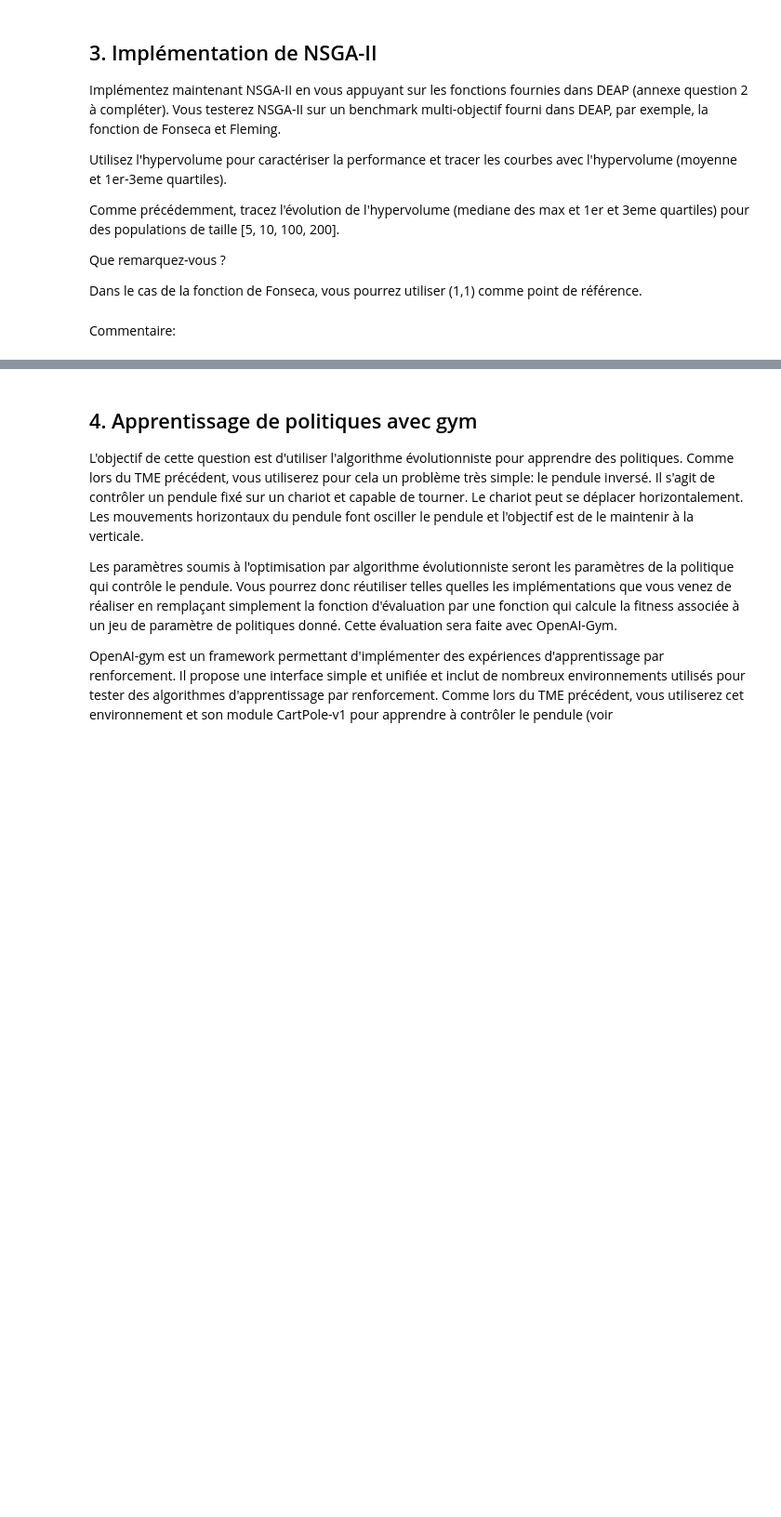
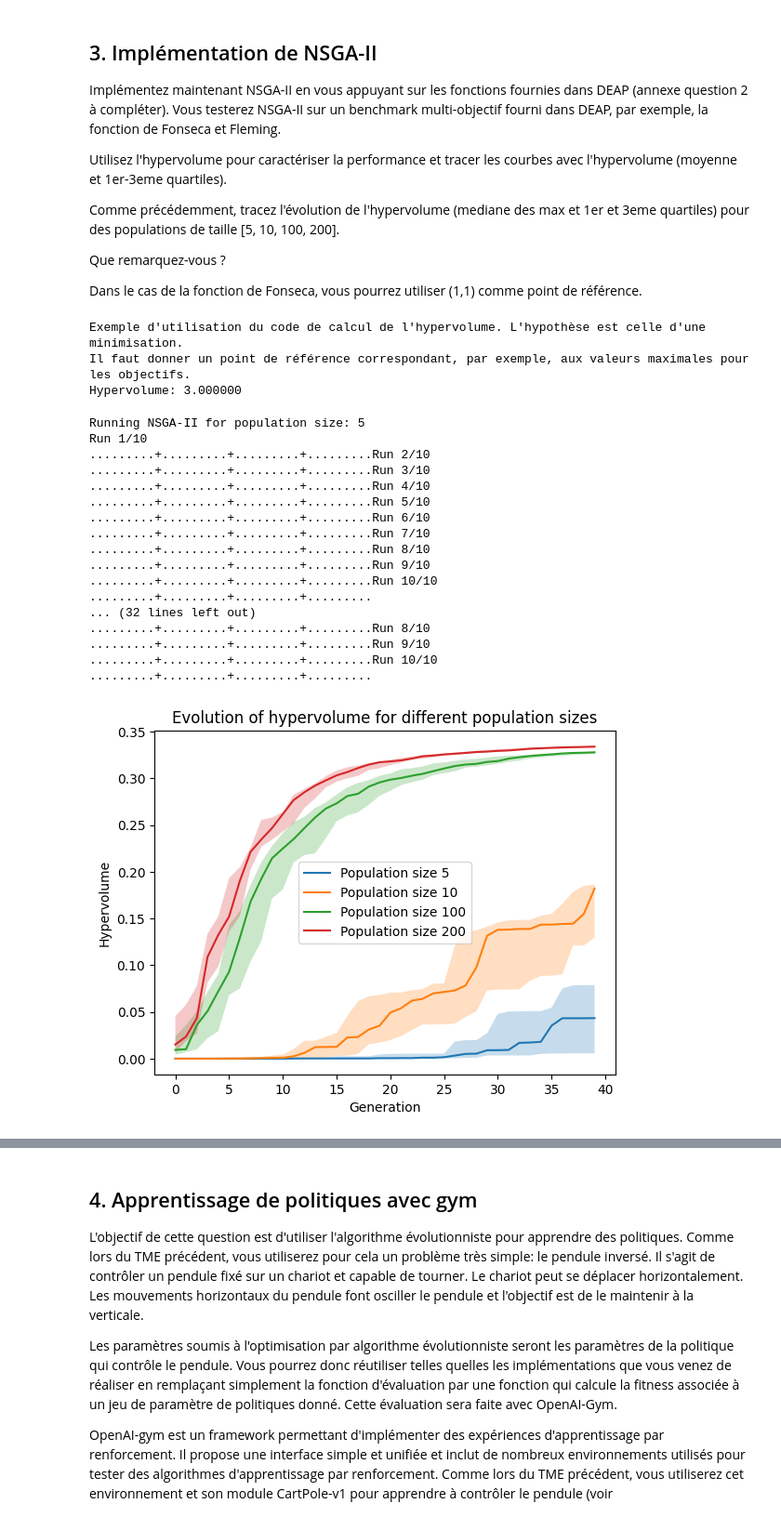
Before and after one commit to zhenyuefu/evolutionary-strategy, a Jupyter notebook: Enonce.ipynb, the cells around one changed output, grey strips where cells are left out. Shown: that part at 93% size. Drawn from its saved outputs; the diff is of its cells as text; code cells hidden in the pictures; blank space fills up the shorter version.

Commit message:
q3 et commentaire

```diff
--- a/Enonce.ipynb
+++ b/Enonce.ipynb
@@ -251,34 +251,95 @@ Dans le cas de la fonction de Fonseca, vous pourrez utiliser (1,1) comme point d
 print("Exemple d'utilisation du code de calcul de l'hypervolume. L'hypothèse est celle d'une minimisation.")
 print("Il faut donner un point de référence correspondant, par exemple, aux valeurs maximales pour les objectifs.")
 from deap.tools._hypervolume import hv
-print("Hypervolume: %f"%(hv.hypervolume([np.array([1,0]), np.array([1,1]), np.array([0,1])], np.array([2,2]))))
+print("Hypervolume.0: %f"%(hv.hypervolume([np.array([1,0]), np.array([1,1]), np.array([0,1])], np.array([2,2]))))
+# %% [output]
+Exemple d'utilisation du code de calcul de l'hypervolume. L'hypothèse est celle d'une minimisation.
+Il faut donner un point de référence correspondant, par exemple, aux valeurs maximales pour les objectifs.
+Hypervolume: 3.000000
 # %%
 # à compléter pour appeler votre algorithme évolutionniste sur les différentes tailles de population et tracer l'évolution de la fitness moyenne
 
 # <INIT_DEAP>
 # Code d'initialisation du "créateur" de DEAP, partie à mettre dans le programme principal
 # NE PAS MODIFIER
 weights=(-1.0,-1.0)
 
 from deap import creator, base
 set_creator(creator)
 
 if (hasattr(creator, "MaFitness")):
     # Deleting any previous definition (to avoid warning message)
     del creator.MaFitness
 creator.create("MaFitness", base.Fitness, weights=(weights))
 
 if (hasattr(creator, "Individual")):
     # Deleting any previous definition (to avoid warning message)
     del creator.Individual
 creator.create("Individual", list, fitness=creator.MaFitness)
 # </INIT_DEAP>
 
 #<ANSWER>
 
+def run_nsga2_multiple_times(n, nbgen, evaluate, nb_runs=10):
+    logbooks = []
+
+    for i in range(nb_runs):
+        print(f"Run {i + 1}/{nb_runs}")
+        _, _, logbook = nsga2(n, nbgen, evaluate)
+        logbooks.append(logbook)
+
+    return logbooks
+
+def plot_hypervolume_evolution(logbooks, pop_sizes):
+    fig, ax = plt.subplots()
+
+    for idx, pop_size in enumerate(pop_sizes):
+        hypervolumes = np.array([log.select("hypervolume") for log in logbooks[idx]])
+
+        gen = logbooks[idx][0].select("gen")
+        hypervolume_median = np.median(hypervolumes, axis=0)
+        hypervolume_25 = np.quantile(hypervolumes, 0.25, axis=0)
+        hypervolume_75 = np.quantile(hypervolumes, 0.75, axis=0)
+
+        ax.plot(gen, hypervolume_median, label=f"Population size {pop_size}")
+        ax.fill_between(gen, hypervolume_25, hypervolume_75, alpha=0.25, linewidth=0)
+
+    ax.set_xlabel("Generation")
+    ax.set_ylabel("Hypervolume")
+    ax.set_title("Evolution of hypervolume for different population sizes")
+    ax.legend()
+
+    plt.show()
+from deap.benchmarks import fonseca
+pop_sizes = [5, 10, 100, 200]
+logbooks = []
+
+for pop_size in pop_sizes:
+    print(f"\nRunning NSGA-II for population size: {pop_size}")
+    logbooks.append(run_nsga2_multiple_times(pop_size, 40, fonseca, nb_runs=10))
+
+
+plot_hypervolume_evolution(logbooks, pop_sizes)
+
+
+
 #</ANSWER>
+# %% [output]
+Running NSGA-II for population size: 5
+Run 1/10
+.........+.........+.........+.........Run 2/10
+.........+.........+.........+.........Run 3/10
+.........+.........+.........+.........Run 4/10
+.........+.........+.........+.........Run 5/10
+.........+.........+.........+.........Run 6/10
+.........+.........+.........+.........Run 7/10
+.........+.........+.........+.........Run 8/10
+.........+.........+.........+.........Run 9/10
+.........+.........+.........+.........Run 10/10
+.........+.........+.........+.........
+... (32 lines left out)
+.........+.........+.........+.........Run 8/10
+.........+.........+.........+.........Run 9/10
+.........+.........+.........+.........Run 10/10
+.........+.........+.........+.........
+[figure, added]
-# %% [markdown]
-Commentaire:
-<ANSWER>
-
-</ANSWER>
```
Also changed, not shown: parts of 16 cells of this notebook.
